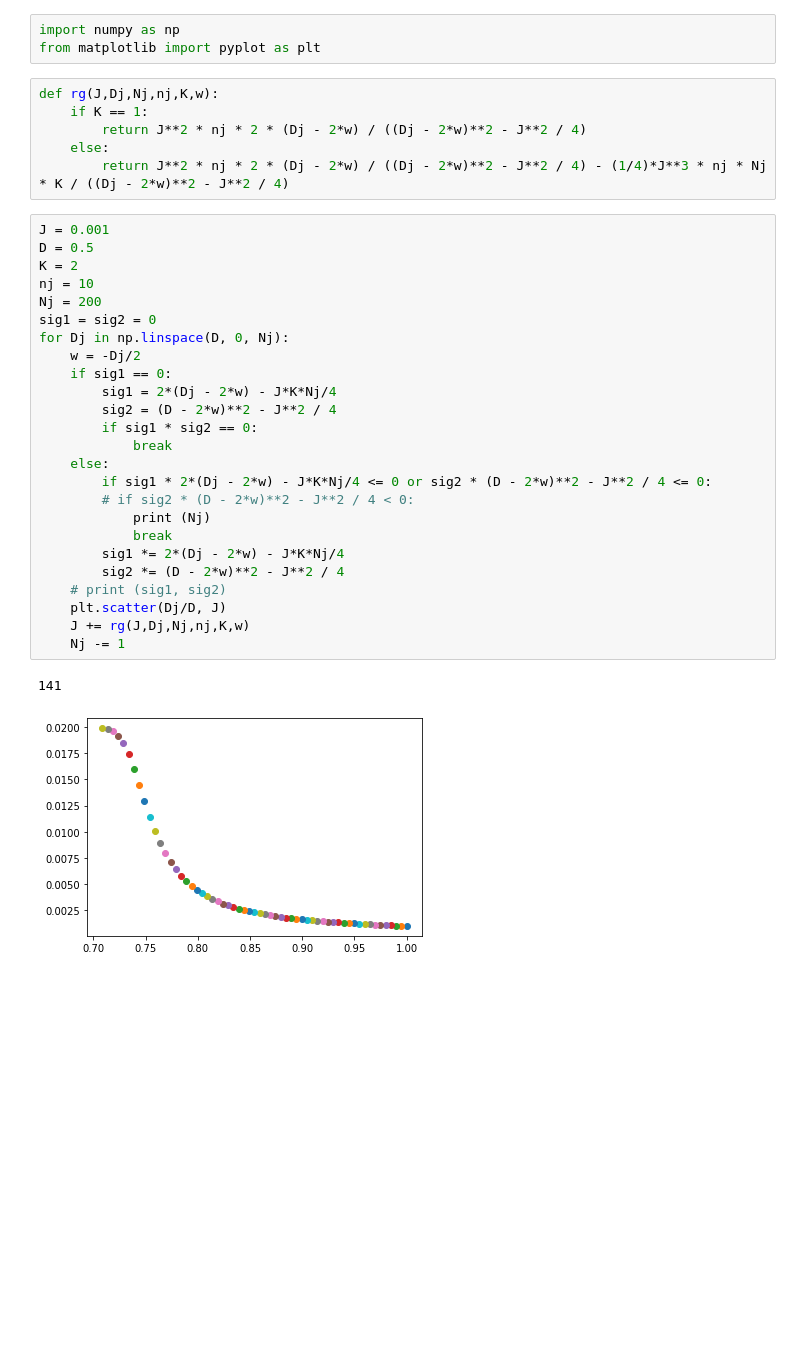
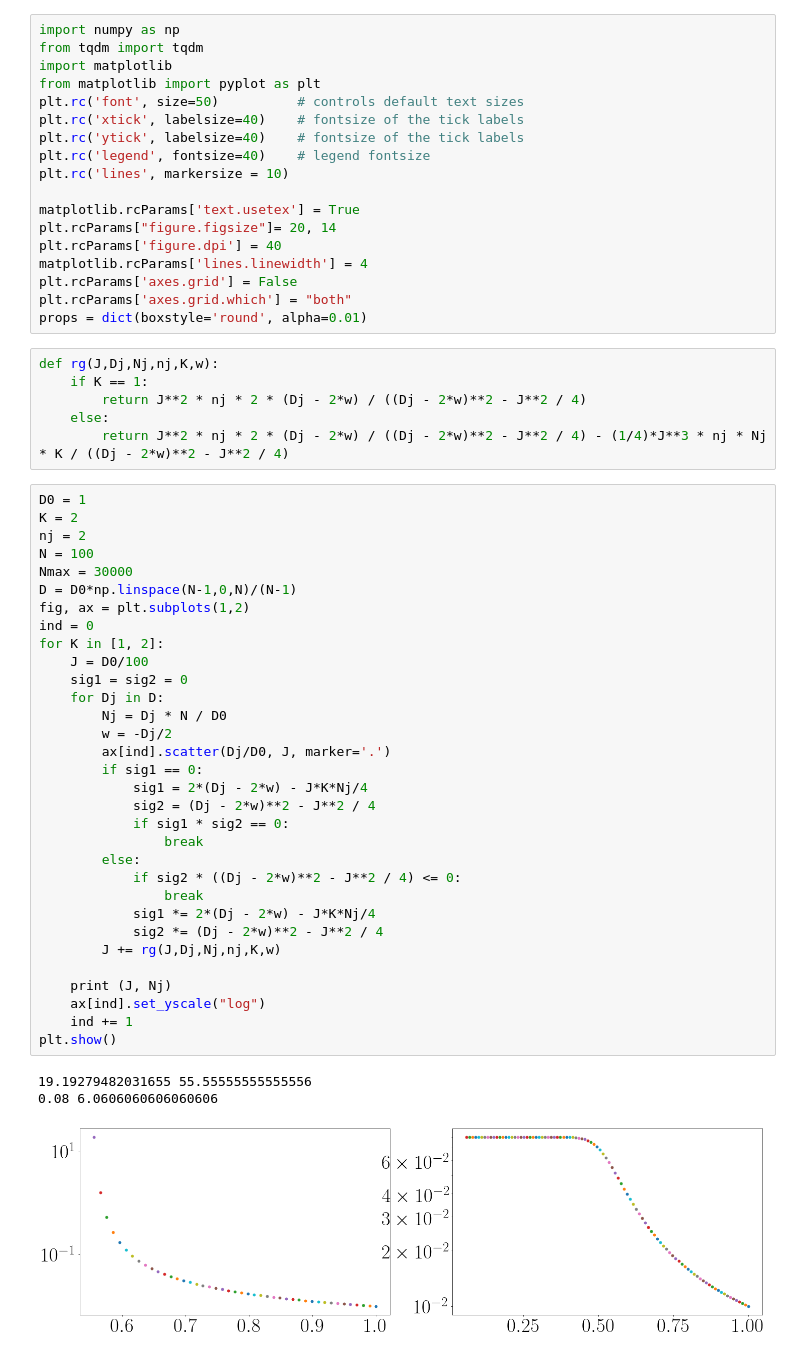
Before and after one commit to abhirup-m/Multichannel-Kondo-Project, a Jupyter notebook: rg_flow.ipynb, the cells around one changed output. Cells and saved outputs as stored; diff of their text form; blank space fills up the shorter version.

Commit message:
obtained some preliminary plots that show K=1 and K=2 large D behaviour are effectively identical

```diff
--- a/rg_flow.ipynb
+++ b/rg_flow.ipynb
@@ -1,6 +1,21 @@
 # %%
 import numpy as np
+from tqdm import tqdm
+import matplotlib
 from matplotlib import pyplot as plt
+plt.rc('font', size=50)          # controls default text sizes
+plt.rc('xtick', labelsize=40)    # fontsize of the tick labels
+plt.rc('ytick', labelsize=40)    # fontsize of the tick labels
+plt.rc('legend', fontsize=40)    # legend fontsize
+plt.rc('lines', markersize = 10)
+
+matplotlib.rcParams['text.usetex'] = True
+plt.rcParams["figure.figsize"]= 20, 14
+plt.rcParams['figure.dpi'] = 40
+matplotlib.rcParams['lines.linewidth'] = 4
+plt.rcParams['axes.grid'] = False
+plt.rcParams['axes.grid.which'] = "both"
+props = dict(boxstyle='round', alpha=0.01)
 # %%
 def rg(J,Dj,Nj,nj,K,w):
     if K == 1:
@@ -8,30 +23,38 @@ def rg(J,Dj,Nj,nj,K,w):
     else:
         return J**2 * nj * 2 * (Dj - 2*w) / ((Dj - 2*w)**2 - J**2 / 4) - (1/4)*J**3 * nj * Nj * K / ((Dj - 2*w)**2 - J**2 / 4)
 # %%
-J = 0.001
-D = 0.5
+D0 = 1
 K = 2
-nj = 10
-Nj = 200
-sig1 = sig2 = 0
-for Dj in np.linspace(D, 0, Nj):
-    w = -Dj/2
-    if sig1 == 0:
-        sig1 = 2*(Dj - 2*w) - J*K*Nj/4
-        sig2 = (D - 2*w)**2 - J**2 / 4
-        if sig1 * sig2 == 0:
-            break
-    else:
-        if sig1 * 2*(Dj - 2*w) - J*K*Nj/4 <= 0 or sig2 * (D - 2*w)**2 - J**2 / 4 <= 0:
-        # if sig2 * (D - 2*w)**2 - J**2 / 4 < 0:
-            print (Nj)
-            break
-        sig1 *= 2*(Dj - 2*w) - J*K*Nj/4
-        sig2 *= (D - 2*w)**2 - J**2 / 4
-    # print (sig1, sig2)
-    plt.scatter(Dj/D, J)
-    J += rg(J,Dj,Nj,nj,K,w)
-    Nj -= 1
+nj = 2
+N = 100
+Nmax = 30000
+D = D0*np.linspace(N-1,0,N)/(N-1)
+fig, ax = plt.subplots(1,2)
+ind = 0
+for K in [1, 2]:
+    J = D0/100
+    sig1 = sig2 = 0
+    for Dj in D:
+        Nj = Dj * N / D0
+        w = -Dj/2
+        ax[ind].scatter(Dj/D0, J, marker='.')
+        if sig1 == 0:
+            sig1 = 2*(Dj - 2*w) - J*K*Nj/4
+            sig2 = (Dj - 2*w)**2 - J**2 / 4
+            if sig1 * sig2 == 0:
+                break
+        else:
+            if sig2 * ((Dj - 2*w)**2 - J**2 / 4) <= 0:
+                break
+            sig1 *= 2*(Dj - 2*w) - J*K*Nj/4
+            sig2 *= (Dj - 2*w)**2 - J**2 / 4
+        J += rg(J,Dj,Nj,nj,K,w)
+
+    print (J, Nj)
+    ax[ind].set_yscale("log")
+    ind += 1
+plt.show()
 # %% [output]
-141
+19.19279482031655 55.55555555555556
+0.08 6.0606060606060606
-[figure, old version]
+[figure, new version]
```
Also changed, not shown: parts of 1 cell of this notebook, 6 other files.
